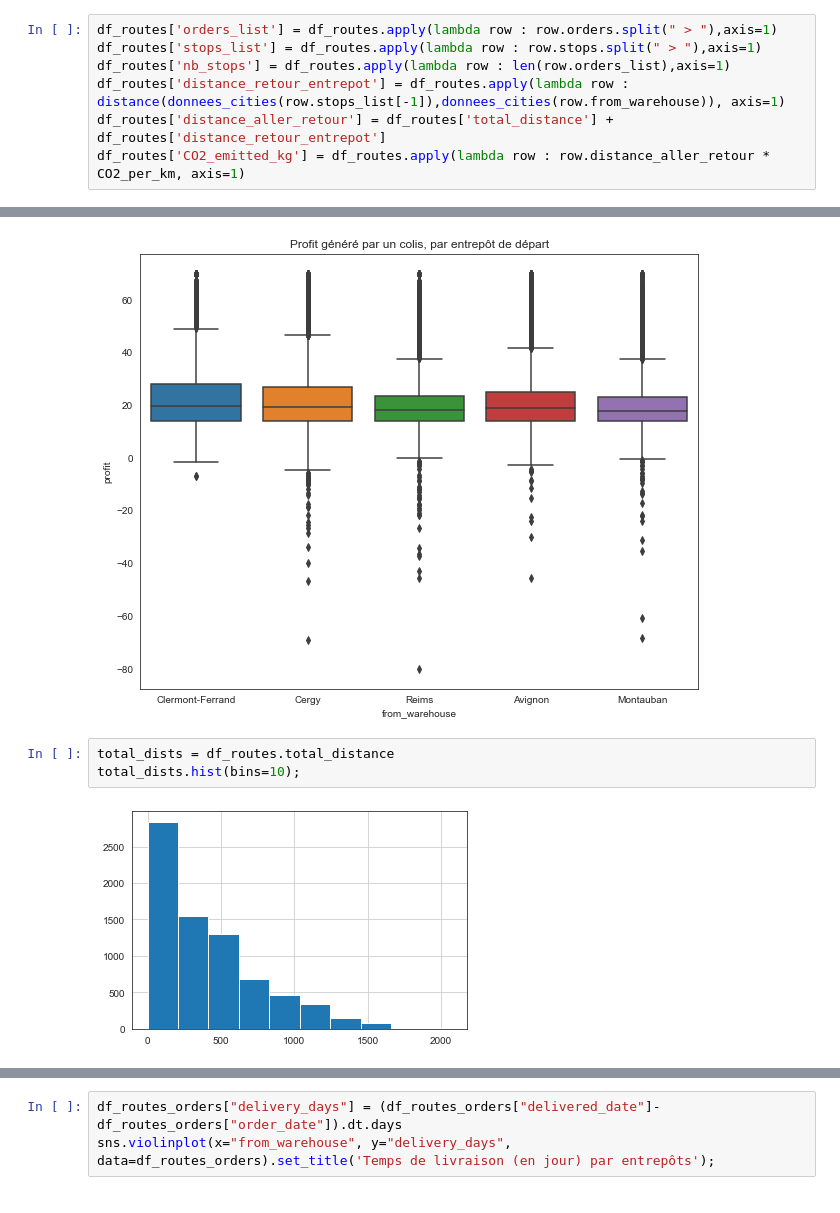
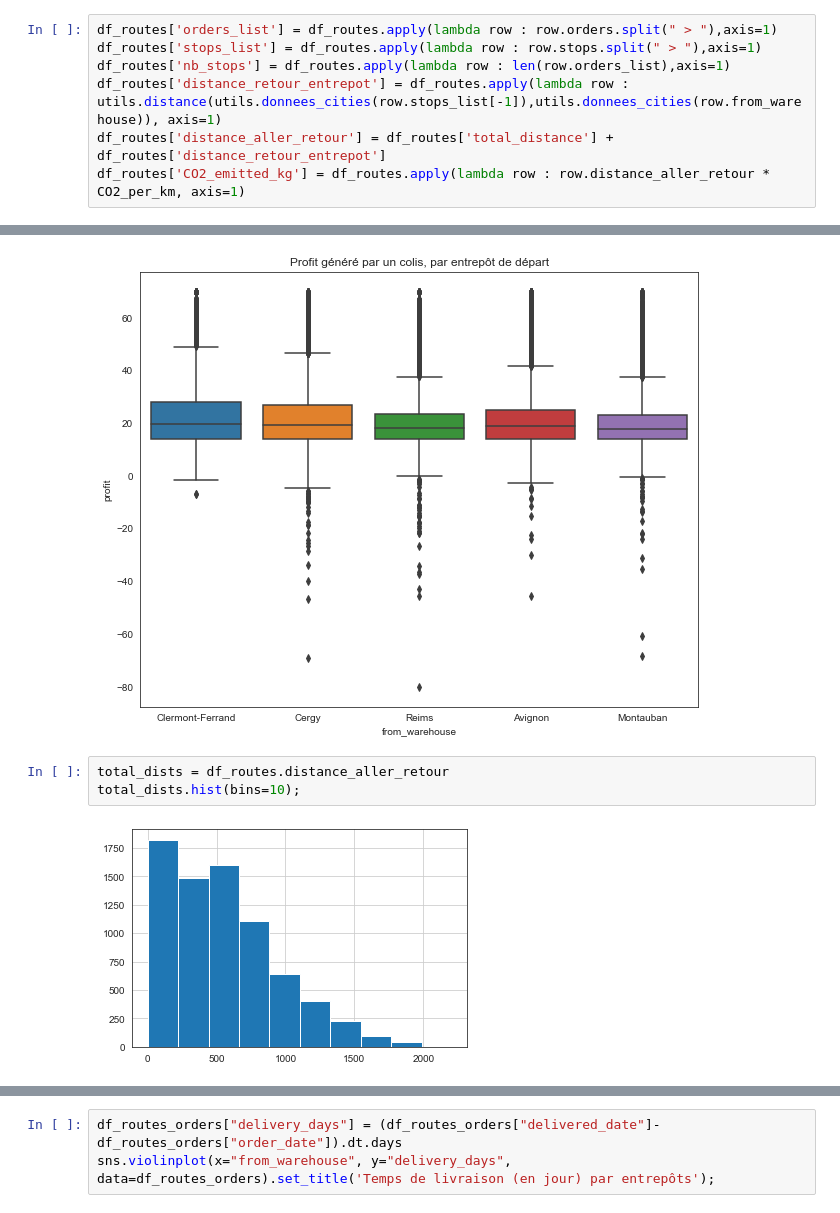
Before and after one commit to Pauline-25/Ekimetrics-Groupe-12, a Jupyter notebook: Notebooks/1_Exploration_des_données.ipynb, the cells around one changed output, grey strips where cells are left out. Saved outputs shown, nothing was run; the diff lists cells and outputs as text.

Commit message:
Optimisation trajets & Déplacement warehouse

```diff
--- a/Notebooks/1_Exploration_des_données.ipynb
+++ b/Notebooks/1_Exploration_des_données.ipynb
@@ -56,7 +47,7 @@ def distance(city1,city2):
 df_routes['orders_list'] = df_routes.apply(lambda row : row.orders.split(" > "),axis=1)
 df_routes['stops_list'] = df_routes.apply(lambda row : row.stops.split(" > "),axis=1)
 df_routes['nb_stops'] = df_routes.apply(lambda row : len(row.orders_list),axis=1)
-df_routes['distance_retour_entrepot'] = df_routes.apply(lambda row : distance(donnees_cities(row.stops_list[-1]),donnees_cities(row.from_warehouse)), axis=1)
+df_routes['distance_retour_entrepot'] = df_routes.apply(lambda row : utils.distance(utils.donnees_cities(row.stops_list[-1]),utils.donnees_cities(row.from_warehouse)), axis=1)
 df_routes['distance_aller_retour'] = df_routes['total_distance'] + df_routes['distance_retour_entrepot']
 df_routes['CO2_emitted_kg'] = df_routes.apply(lambda row : row.distance_aller_retour * CO2_per_km, axis=1)
 # %% [markdown]
@@ -169,10 +179,10 @@ plt.title("Profit généré par un colis, par entrepôt de départ");
 # %% [output]
 [figure]
 # %%
-total_dists = df_routes.total_distance
+total_dists = df_routes.distance_aller_retour
 total_dists.hist(bins=10);
 # %% [output]
-[figure, old version]
+[figure, new version]
 # %%
 df_routes_orders.keys()
 # %% [output]
```
Also changed, not shown: parts of 13 cells of this notebook, 16 other files.
